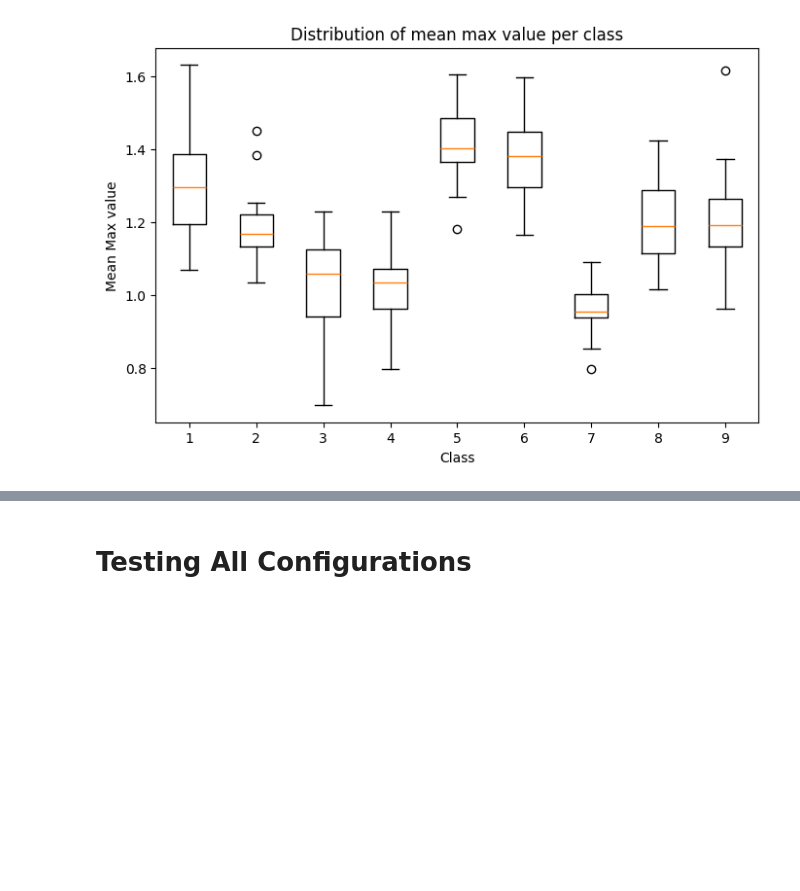
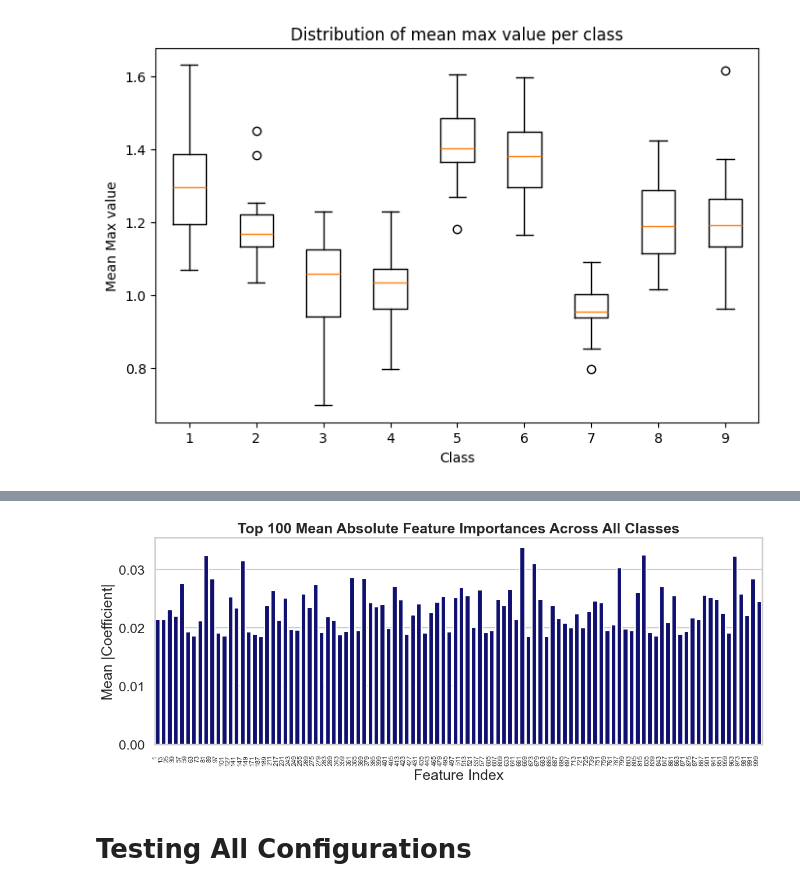
Before and after one commit to NikiLalev/advanced_ml_project, a Jupyter notebook: ROCKET.ipynb, the cells around one changed output, grey strips where cells are left out. Cells and saved outputs as stored; diff of their text form; code cells hidden in the pictures; blank space fills up the shorter version.

```diff
--- a/ROCKET.ipynb
+++ b/ROCKET.ipynb
@@ -232,3 +276,24 @@ plt.show()
+# %%
+mean_importance = np.mean(np.abs(model.coef_), axis=0)
+
+sorted_idx = np.argsort(mean_importance)[::-1]
+top_n = 100
+
+plt.figure(figsize=(12, 5))
+sns.barplot(
+    x=sorted_idx[:top_n],
+    y=mean_importance[sorted_idx[:top_n]],
+    color='navy'
+)
+
+plt.title(f"Top {top_n} Mean Absolute Feature Importances Across All Classes", weight="bold")
+plt.xlabel("Feature Index")
+plt.ylabel("Mean |Coefficient|")
+plt.xticks(rotation=90, ha="right", fontsize=8)
+plt.tight_layout()
+plt.show()
+# %% [output]
+[figure, added]
 # %% [markdown]
 # Testing All Configurations
 # %%
```
Also changed, not shown: parts of 7 cells of this notebook.
